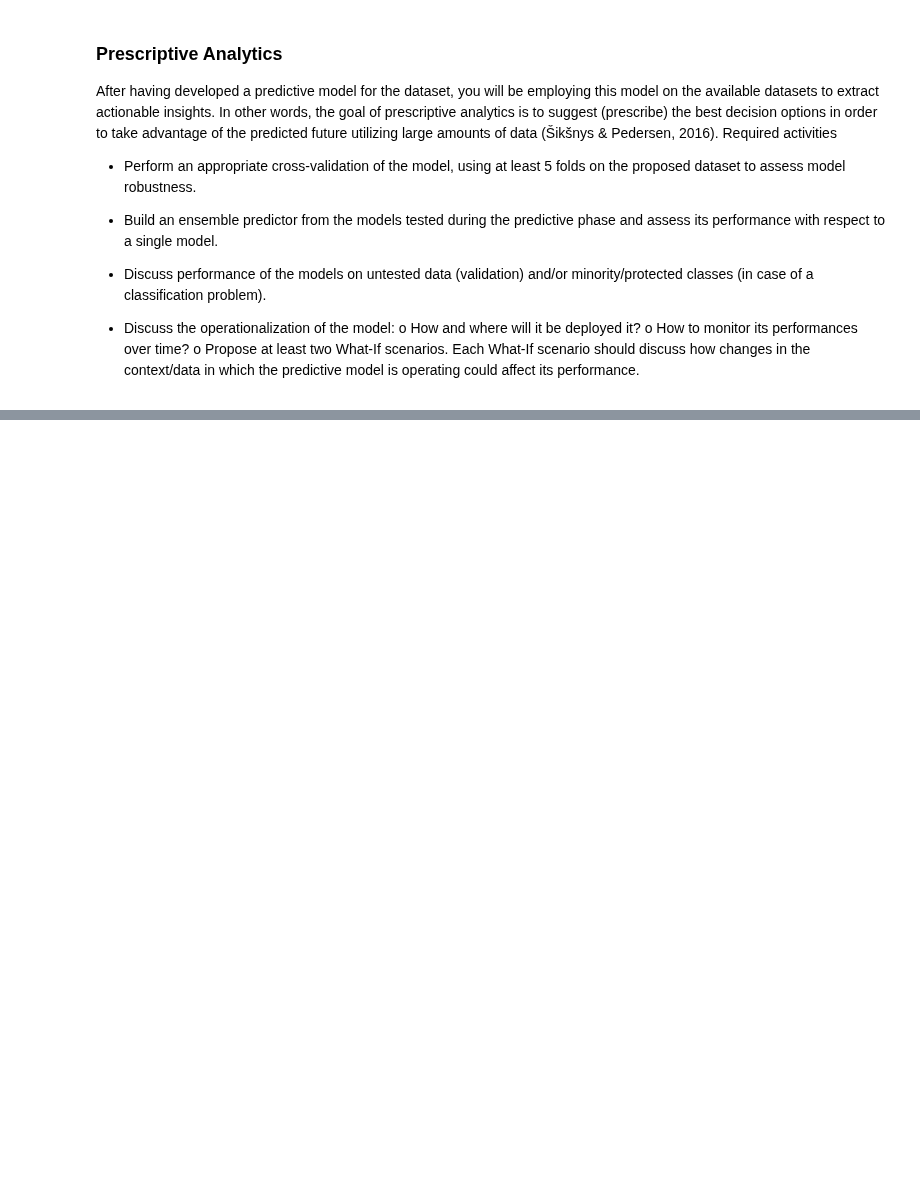
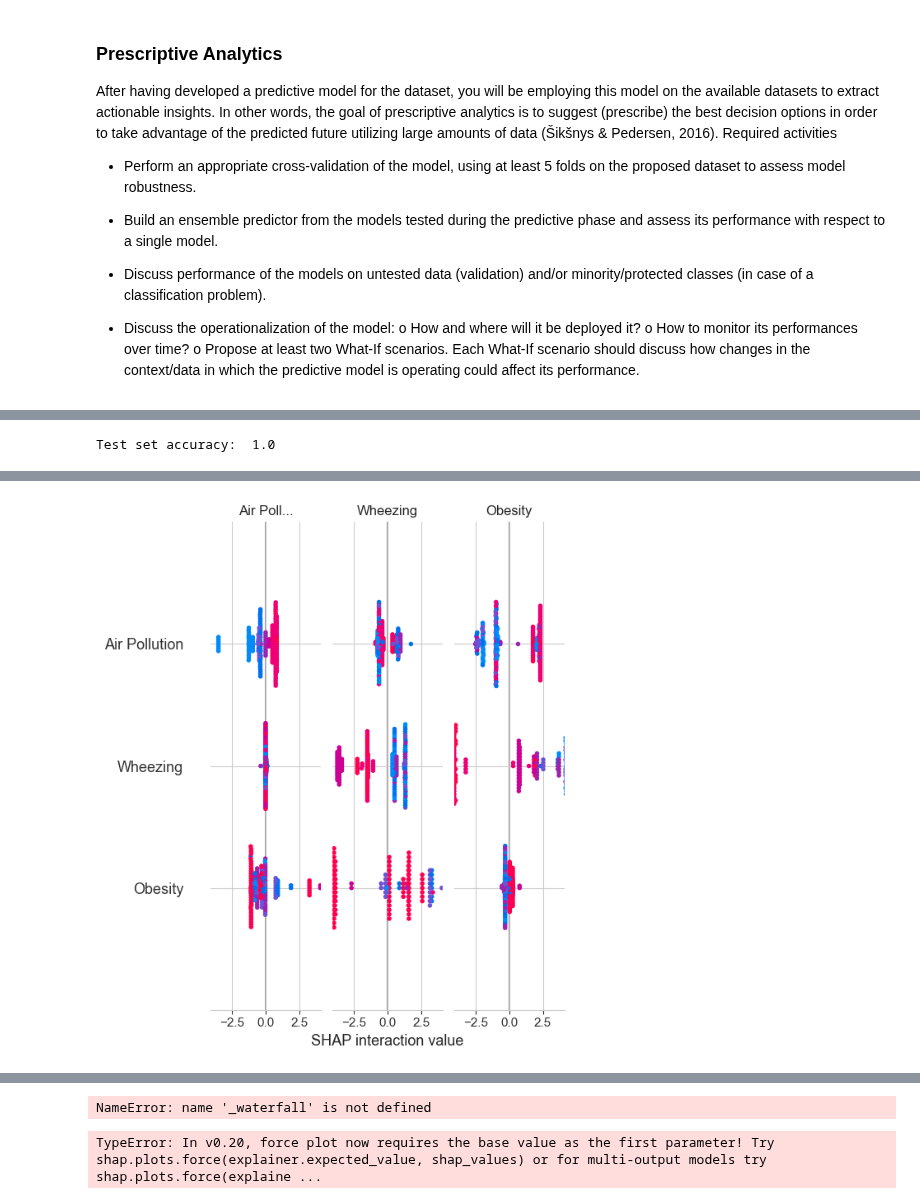
Before and after one commit to tewhol/Responsible_Data_Analysis_Group_1, a Jupyter notebook: model_Allegra.ipynb, the cells around one changed output, grey strips where cells are left out. Saved outputs shown, nothing was run; the diff lists cells and outputs as text; code cells hidden in the pictures; blank space fills up the shorter version.

Commit message:
added the shap stuff to allegrapart

```diff
--- a/model_Allegra.ipynb
+++ b/model_Allegra.ipynb
@@ -792,0 +882,11 @@ DecisionTreeClassifier(random_state=42): Accuracy on validation: 0.9900
+# %%
+# Initialize LabelEncoder
+label_encoder = LabelEncoder()
+
+# Encode the target variable
+y_train_encoded = label_encoder.fit_transform(y_train)
+y_test_encoded = label_encoder.transform(y_remaining)
+
+# Fit the model
+gbtree_shap = xgboost.XGBClassifier(n_estimators=200, max_depth=5)
+gbtree_shap.fit(X_train, y_train_encoded)
@@ -792,0 +905,18 @@ DecisionTreeClassifier(random_state=42): Accuracy on validation: 0.9900
+# %%
+import sklearn
+
+# Make predictions
+pred_labels_test = gbtree_shap.predict(X_remaining)
+# Test accuracy again (it should be the same as the first model ~ 0.87 +/- 0.05)
+print("Test set accuracy: ", sklearn.metrics.accuracy_score(y_test_encoded, pred_labels_test))
+# this takes a minute or two since we are explaining over 30 thousand samples in a model with over a thousand trees
+explainer = shap.TreeExplainer(gbtree_shap)
+shap_values = explainer.shap_values(X_remaining)
+# %% [output]
+Test set accuracy:  1.0
+# %%
+#Uncomment if using Colab
+shap.initjs()
+shap.summary_plot(shap_values, X_remaining, plot_type="bar")
+shap.initjs()
+# %% [output]
@@ -792,0 +924 @@ DecisionTreeClassifier(random_state=42): Accuracy on validation: 0.9900
+[figure, added]
@@ -792,0 +926,28 @@ DecisionTreeClassifier(random_state=42): Accuracy on validation: 0.9900
+# %%
+#i is the index of the data point of intrest
+i = 0
+_waterfall.waterfall_legacy(explainer.expected_value, shap_values[i, :], X_remaining.iloc[i, :])
+observation = X_remaining.iloc[0]
+shap_values = explainer(observation)
+shap.force_plot(explainer.expected_value, shap_values.values, observation)
+
+explanation = shap.Explanation(shap_values.values,
+                               shap_values.base_values[0][0],
+                               shap_values.data,
+                               feature_names=encoded_X_train.columns.tolist())
+shap.plots.waterfall(explanation[0])
+# %% [output]
+NameError: name '_waterfall' is not defined
+# %%
+# Assuming explainer is an XGBoost explainer object already defined
+observation = X_remaining.iloc[10]  # Assuming X_remaining is a DataFrame
+# Convert observation to numpy array
+observation_np = observation.values.reshape(1, -1)
+
+# Calculate SHAP values
+shap_values = explainer.shap_values(observation_np)
+
+# Plot the SHAP force plot
+shap.force_plot(explainer.expected_value, shap_values, observation)
+# %% [output]
+TypeError: In v0.20, force plot now requires the base value as the first parameter! Try shap.plots.force(explainer.expected_value, shap_values) or for multi-output models try shap.plots.force(explaine ...
```
Also changed, not shown: parts of 38 cells of this notebook, 1 other file.
